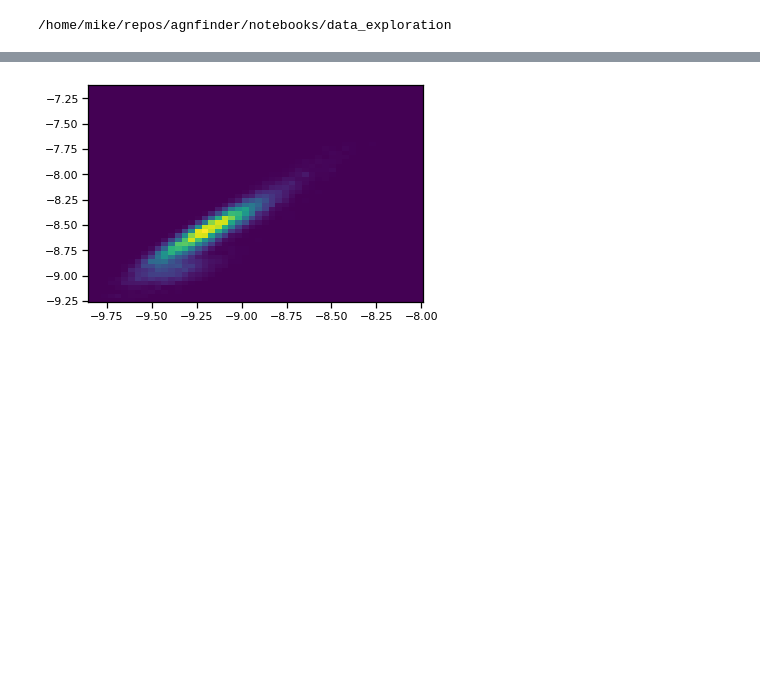
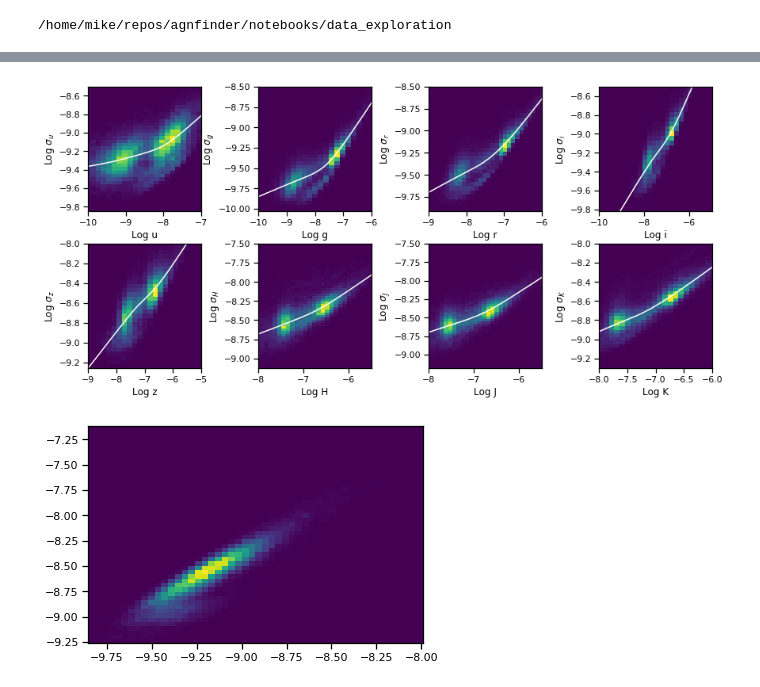
Before and after one commit to mwalmsley/agnfinder, a Jupyter notebook: notebooks/inference/estimate_uncertainties.ipynb, the cells around one changed output, grey strips where cells are left out. Cells and saved outputs as stored; diff of their text form; code cells hidden in the pictures; blank space fills up the shorter version.

```diff
--- a/notebooks/inference/estimate_uncertainties.ipynb
+++ b/notebooks/inference/estimate_uncertainties.ipynb
@@ -191,3 +212,48 @@ _ = plt.hist2d(x=np.log10(reliable_df['u_sloan']),y=np.log10(reliable_df['u_sloa
+# %%
+fig, axes = plt.subplots(nrows=2, ncols=4, figsize=(12, 5.5))
+all_axes = [ax for row in axes for ax in row]
+euclid_bands = ['u_sloan', 'g_sloan', 'r_sloan', 'i_sloan', 'z_sloan', 'VISTA_H', 'VISTA_J', 'VISTA_Y']
+names = ['u', 'g', 'r', 'i', 'z', 'H', 'J', 'K']
+x_limits = [
+    (-10, -7),
+    (-10, -6),
+    (-9, -6),
+    (-10, -5),
+    (-9, -5),
+    (-8, -5.5),
+    (-8, -5.5),
+    (-8, -6)
+]
+y_limits = [
+    (None, -8.5),
+    (None, -8.5),
+    (None, -8.5),
+    (None, -8.5),
+    (None, -8),
+    (None, -7.5),
+    (None, -7.5),
+    (None, -8)
+]
+
+for n, band in enumerate(euclid_bands):
+    ax = all_axes[n]
+#     print(band)
+#     interval = (np.log10(reliable_df[band].min()), np.log10(reliable_df[band].max()))
+    interval = x_limits[n]
+#     print(interval)
+    x = np.linspace(*interval)  # log space
+    _ = ax.hist2d(x=np.log10(reliable_df[band]),y=np.log10(reliable_df[band + '_err']), bins=[50, 50], rasterized=True)
+    ax.plot(x, np.log10(error_estimators_loaded[band](10 ** x)), color='white', label='LOWESS')
+    ax.set_xlim(*x_limits[n])
+    ax.set_ylim(*y_limits[n])
+    ax.set_xlabel(f'Log {names[n]}')
+    ax.set_ylabel(r'Log $\sigma_{}$'.format(names[n]))
+#     ax.legend()
+fig.tight_layout(pad=0)
+fig.savefig('uncertainty_fits.pdf')
+fig.savefig('uncertainty_fits.png')
+# %% [output]
+[figure, added]
 # %%
 _ = plt.hist2d(np.log10(reliable_df['u_sloan_err']), np.log10(reliable_df['z_sloan_err']), bins=[50, 50])
 # %% [output]
```
Also changed, not shown: parts of 6 cells of this notebook, 12 other files.
